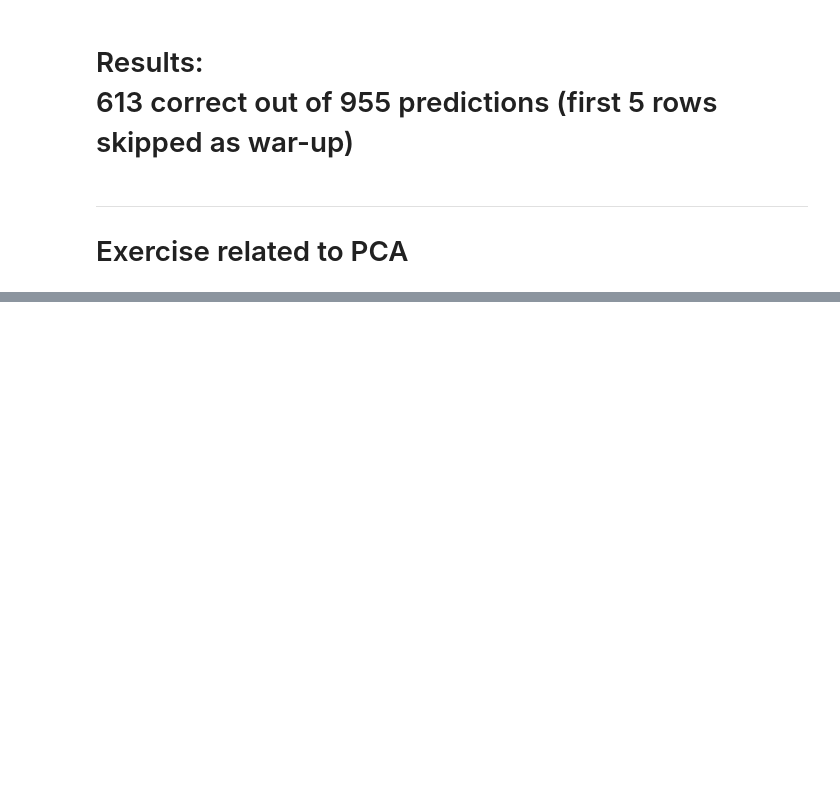
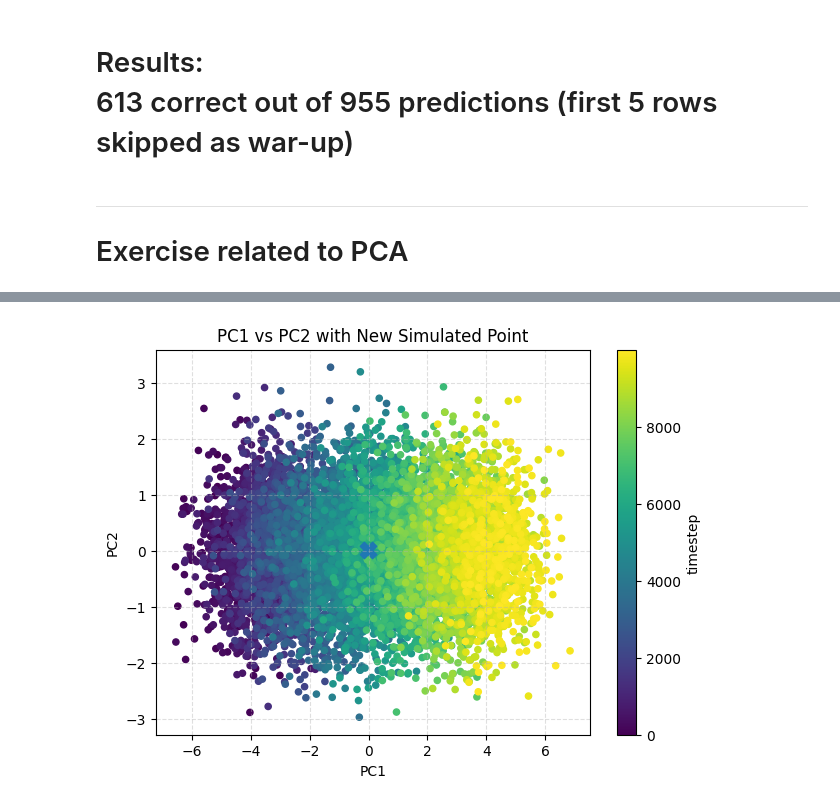
Before and after one commit to Sebastianrix/Data-Things, a Jupyter notebook: 7) IoT Sensor Data/pdm_task.ipynb, the cells around one changed output, grey strips where cells are left out. Saved outputs shown, nothing was run; the diff lists cells and outputs as text; code cells hidden in the pictures; blank space fills up the shorter version.

```diff
--- a/7) IoT Sensor Data/pdm_task.ipynb
+++ b/7) IoT Sensor Data/pdm_task.ipynb
@@ -258,0 +344,15 @@ This plot swings at the start because a few predictions could be either 100% or
+# %%
+new_pc1, new_pc2 = float(new_pca[0, 0]), float(new_pca[0, 1])
+
+plt.figure(figsize=(7,5))
+sc = plt.scatter(pc1, pc2, c=timestep, s=20)
+plt.scatter([new_pc1], [new_pc2], marker='X', s=140)  # highlight new point
+plt.xlabel("PC1")
+plt.ylabel("PC2")
+plt.title("PC1 vs PC2 with New Simulated Point")
+cbar = plt.colorbar(sc)
+cbar.set_label("timestep")
+plt.grid(True, linestyle='--', alpha=0.4)
+plt.show()
+# %% [output]
+[figure, added]
```
Also changed, not shown: parts of 20 cells of this notebook.
